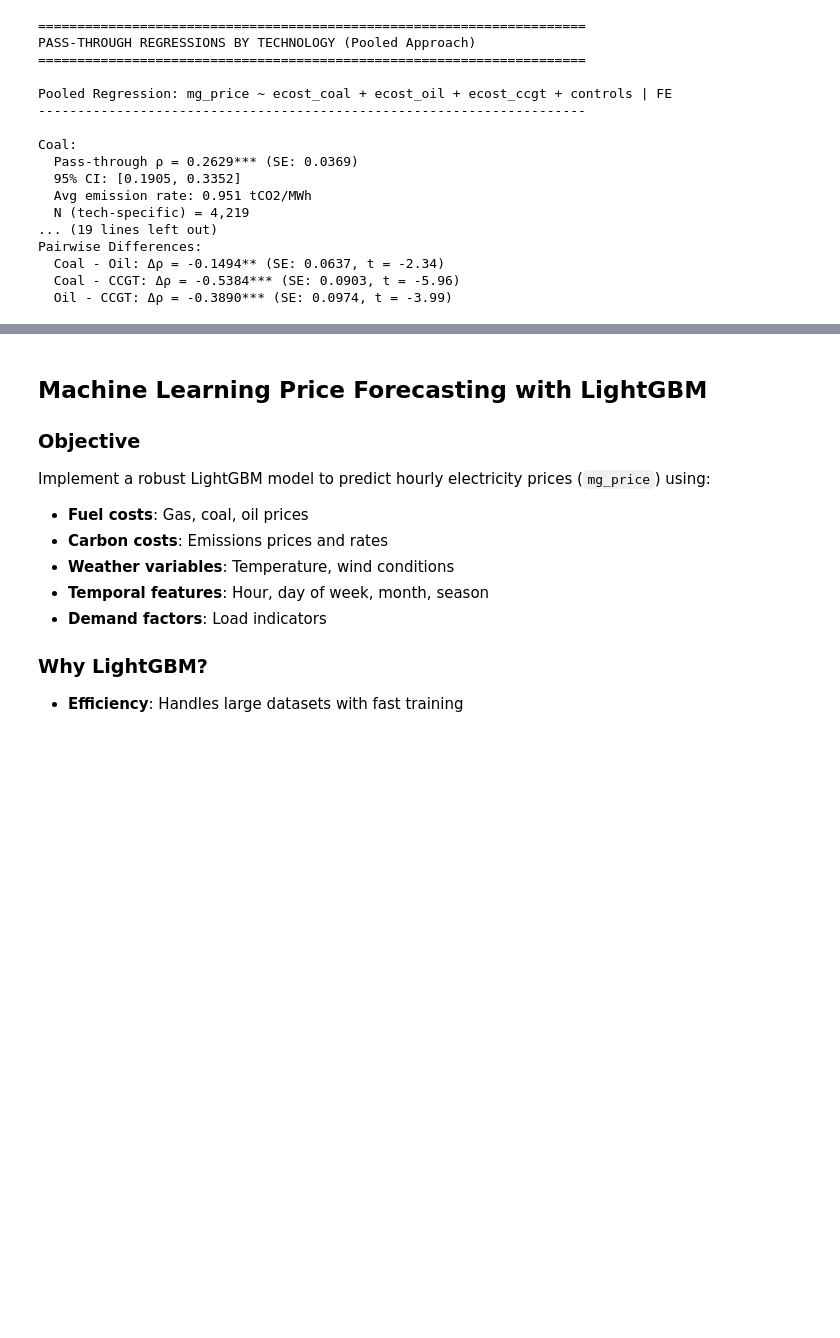
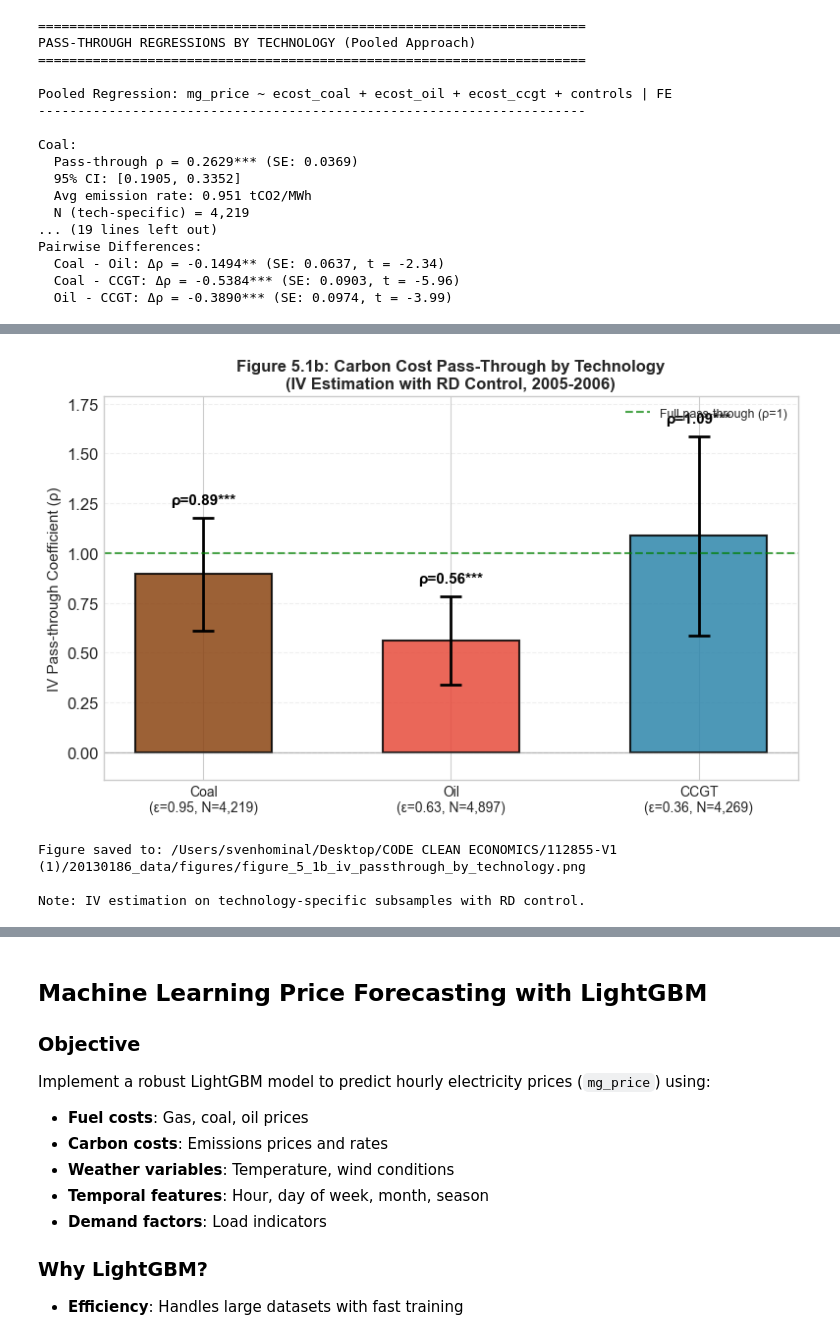
Before and after one commit to svenhominal/MGT-494_Project, a Jupyter notebook: extension_code_sven.ipynb, the cells around one changed output, grey strips where cells are left out. Cells and saved outputs as stored; diff of their text form; code cells hidden in the pictures; blank space fills up the shorter version.

```diff
--- a/extension_code_sven.ipynb
+++ b/extension_code_sven.ipynb
@@ -4577,0 +4466,70 @@ with market conditions, not just technology type.
+# %%
+# =============================================================================
+# FIGURE 5.1b: IV Pass-Through by Technology (Bar Chart)
+# =============================================================================
+
+fig, ax = plt.subplots(figsize=(8, 5))
+
+technologies = ['Coal', 'Oil', 'CCGT']
+colors_dict = {'Coal': '#8B4513', 'Oil': '#E74C3C', 'CCGT': '#2E86AB'}
+
+# Filter to technologies with valid results
+valid_techs = [t for t in technologies if results_iv.get(t) is not None]
+
+if len(valid_techs) == 0:
+    print("No valid IV results to plot!")
+else:
+    x_positions = np.arange(len(valid_techs))
+    colors = [colors_dict[t] for t in valid_techs]
+
+    # Extract coefficients and errors
+    coefs = [results_iv[t]['coef'] for t in valid_techs]
+    errors = [results_iv[t]['se'] * 1.96 for t in valid_techs]  # 95% CI
+    sigs = [results_iv[t]['sig'] for t in valid_techs]
+
+    # Bar chart
+    bars = ax.bar(x_positions, coefs, color=colors, edgecolor='black', linewidth=1.5, alpha=0.85, width=0.55)
+
+    # Error bars
+    ax.errorbar(x_positions, coefs, yerr=errors, fmt='none', color='black',
+                capsize=8, capthick=2, linewidth=2)
+
+    # Reference lines
+    ax.axhline(y=1.0, color='green', linestyle='--', linewidth=1.5, alpha=0.7, label='Full pass-through (ρ=1)')
+    ax.axhline(y=0, color='gray', linestyle='-', linewidth=1, alpha=0.5)
+
+    # Add value labels above bars
+    for i, (bar, coef, err, sig) in enumerate(zip(bars, coefs, errors, sigs)):
+        y_pos = coef + err + 0.05 if coef >= 0 else coef - err - 0.1
+        va = 'bottom' if coef >= 0 else 'top'
+        ax.text(bar.get_x() + bar.get_width()/2, y_pos,
+                f'ρ={coef:.2f}{sig}', ha='center', va=va, fontsize=11, fontweight='bold', color='black')
+
+    # X-axis labels with avg erate and sample size
+    x_labels = [f'{t}\n(ε={results_iv[t]["avg_erate"]:.2f}, N={results_iv[t]["n"]:,})' for t in valid_techs]
+    ax.set_xticks(x_positions)
+    ax.set_xticklabels(x_labels, fontsize=10)
+    ax.set_ylabel('IV Pass-through Coefficient (ρ)', fontsize=11)
+    ax.set_title('Figure 5.1b: Carbon Cost Pass-Through by Technology\n(IV Estimation with RD Control, 2005-2006)',
+                 fontsize=12, fontweight='bold')
+
+    # Dynamic y-axis limits
+    y_min = min(0, min(coefs) - max(errors) - 0.2)
+    y_max = max(1.2, max(coefs) + max(errors) + 0.2)
+    ax.set_ylim(y_min, y_max)
+
+    ax.legend(loc='upper right', fontsize=9)
+    ax.grid(axis='y', alpha=0.3, linestyle='--')
+
+    plt.tight_layout()
+    plt.savefig(f'{FIGURES}/figure_5_1b_iv_passthrough_by_technology.png', dpi=150, bbox_inches='tight',
+                facecolor='white', edgecolor='none')
+    plt.show()
+
+    print(f"\nFigure saved to: {FIGURES}/figure_5_1b_iv_passthrough_by_technology.png")
+    print("\nNote: IV estimation on technology-specific subsamples with RD control.")
+# %% [output]
+[figure, added]
+Figure saved to: /Users/svenhominal/Desktop/CODE CLEAN ECONOMICS/112855-V1 (1)/20130186_data/figures/figure_5_1b_iv_passthrough_by_technology.png
+
+Note: IV estimation on technology-specific subsamples with RD control.
```
Also changed, not shown: parts of 20 cells of this notebook, 1 other file.
